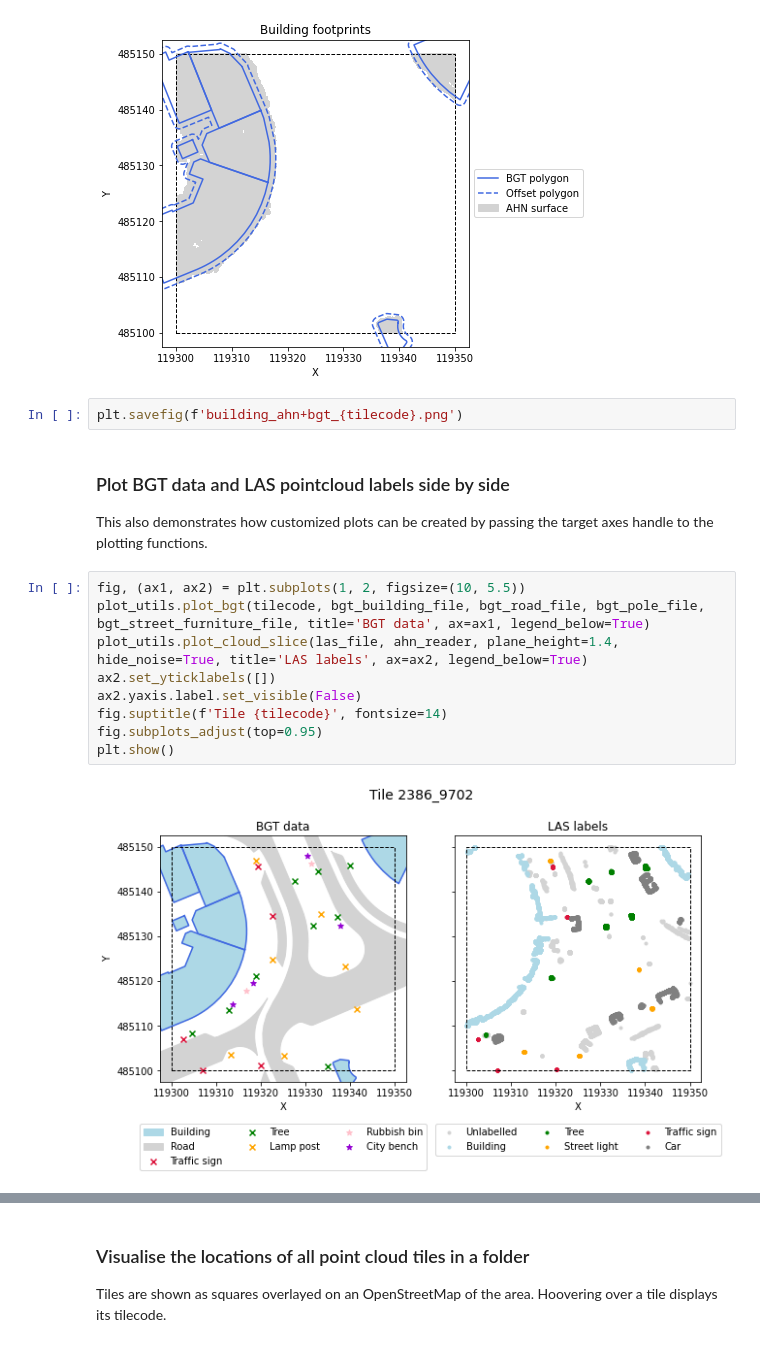
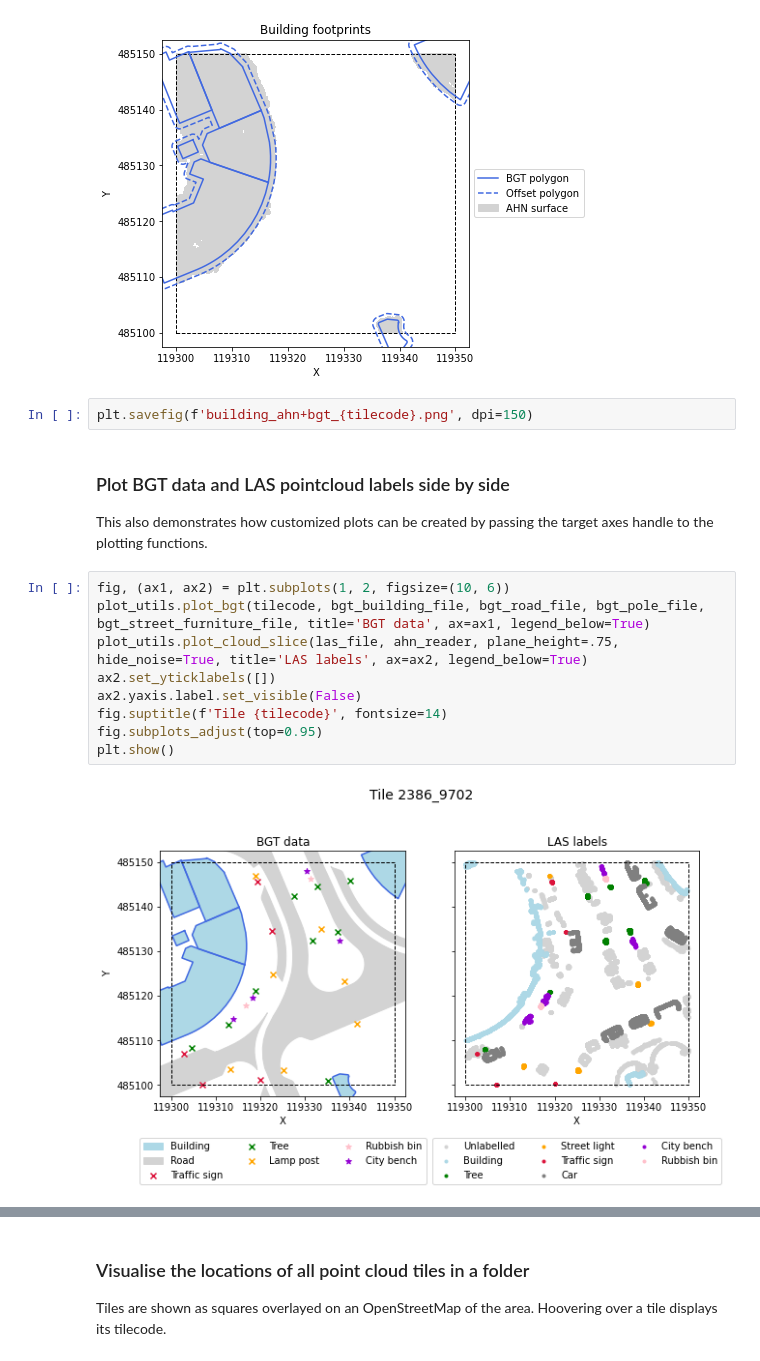
Before and after one commit to Amsterdam-AI-Team/Urban_PointCloud_Processing, a Jupyter notebook: notebooks/Visualisations.ipynb, the cells around one changed output, grey strips where cells are left out. Cells and saved outputs as stored; diff of their text form.

Commit message:
Small fixes in visualisations.

```diff
--- a/notebooks/Visualisations.ipynb
+++ b/notebooks/Visualisations.ipynb
@@ -59,20 +59,20 @@ plot_utils.plot_buildings_ahn_bgt(tilecode, ahn_reader, bgt_building_file, offse
 # %% [output]
 [figure]
 # %%
-plt.savefig(f'building_ahn+bgt_{tilecode}.png')
+plt.savefig(f'building_ahn+bgt_{tilecode}.png', dpi=150)
 # %% [markdown]
 ### Plot BGT data and LAS pointcloud labels side by side
 
 This also demonstrates how customized plots can be created by passing the target axes handle to the plotting functions.
 # %%
-fig, (ax1, ax2) = plt.subplots(1, 2, figsize=(10, 5.5))
+fig, (ax1, ax2) = plt.subplots(1, 2, figsize=(10, 6))
 plot_utils.plot_bgt(tilecode, bgt_building_file, bgt_road_file, bgt_pole_file, bgt_street_furniture_file, title='BGT data', ax=ax1, legend_below=True)
-plot_utils.plot_cloud_slice(las_file, ahn_reader, plane_height=1.4, hide_noise=True, title='LAS labels', ax=ax2, legend_below=True)
+plot_utils.plot_cloud_slice(las_file, ahn_reader, plane_height=.75, hide_noise=True, title='LAS labels', ax=ax2, legend_below=True)
 ax2.set_yticklabels([])
 ax2.yaxis.label.set_visible(False)
 fig.suptitle(f'Tile {tilecode}', fontsize=14)
 fig.subplots_adjust(top=0.95)
 plt.show()
 # %% [output]
-[figure, old version]
+[figure, new version]
 # %%
```
Also changed, not shown: parts of 6 cells of this notebook, 1 other file.
